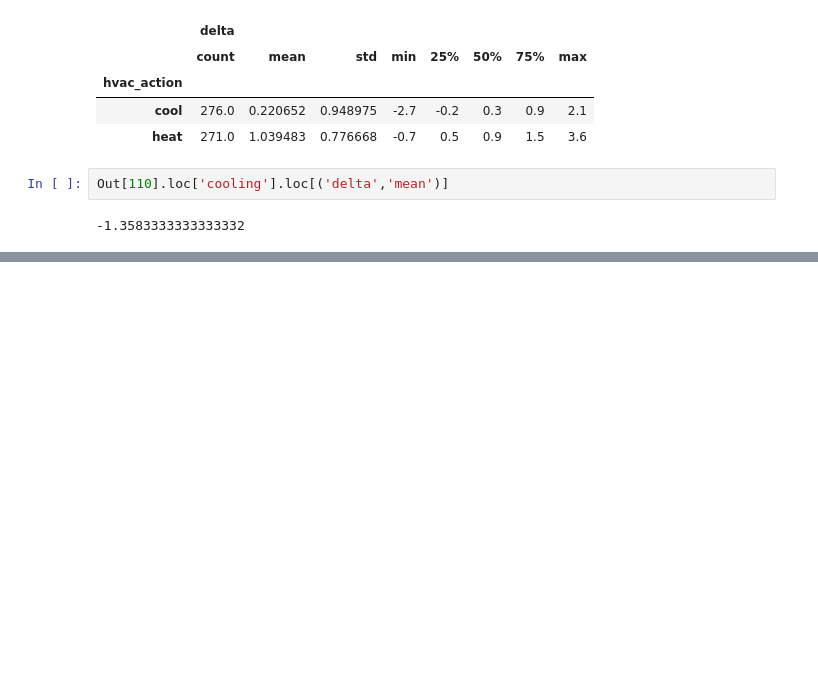
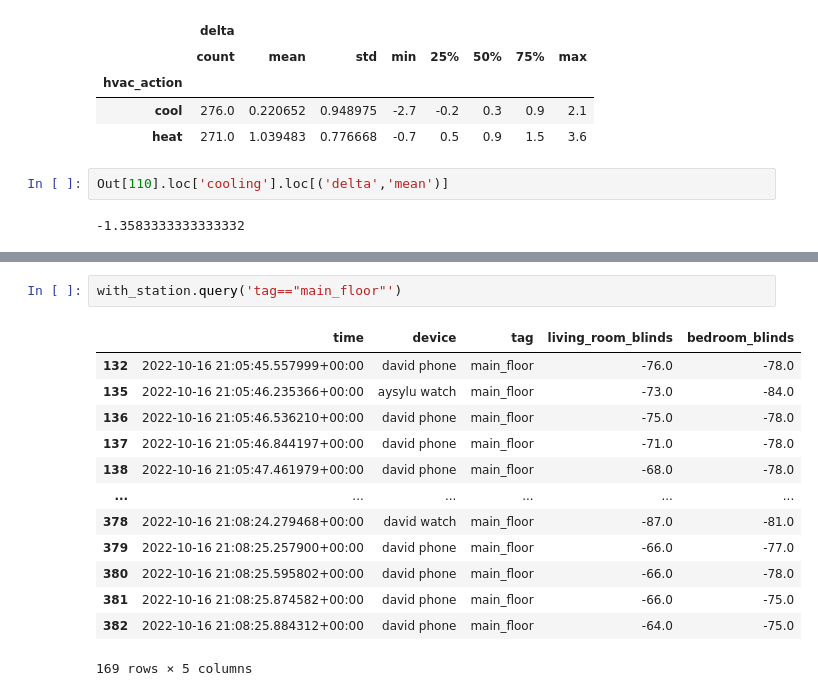
Before and after one commit to dgrnbrg/appdaemon-configs, a Jupyter notebook: appdaemon-dev.ipynb, the cells around one changed output, grey strips where cells are left out. Saved outputs shown, nothing was run; the diff lists cells and outputs as text; blank space fills up the shorter version.

```diff
--- a/appdaemon-dev.ipynb
+++ b/appdaemon-dev.ipynb
@@ -211,0 +359,16 @@ change_events_df
+# %%
+with_station.query('tag=="main_floor"')
+# %% [output]
+|  | time | device | tag | living_room_blinds | bedroom_blinds |
+| 132 | 2022-10-16 21:05:45.557999+00:00 | david phone | main_floor | -76.0 | -78.0 |
+| 135 | 2022-10-16 21:05:46.235366+00:00 | aysylu watch | main_floor | -73.0 | -84.0 |
+| 136 | 2022-10-16 21:05:46.536210+00:00 | david phone | main_floor | -75.0 | -78.0 |
+| 137 | 2022-10-16 21:05:46.844197+00:00 | david phone | main_floor | -71.0 | -78.0 |
+| 138 | 2022-10-16 21:05:47.461979+00:00 | david phone | main_floor | -68.0 | -78.0 |
+| ... | ... | ... | ... | ... | ... |
+| 378 | 2022-10-16 21:08:24.279468+00:00 | david watch | main_floor | -87.0 | -81.0 |
+| 379 | 2022-10-16 21:08:25.257900+00:00 | david phone | main_floor | -66.0 | -77.0 |
+| 380 | 2022-10-16 21:08:25.595802+00:00 | david phone | main_floor | -66.0 | -78.0 |
+| 381 | 2022-10-16 21:08:25.874582+00:00 | david phone | main_floor | -66.0 | -75.0 |
+| 382 | 2022-10-16 21:08:25.884312+00:00 | david phone | main_floor | -64.0 | -75.0 |
+169 rows × 5 columns
```
Also changed, not shown: parts of 13 cells of this notebook, 3 other files.
